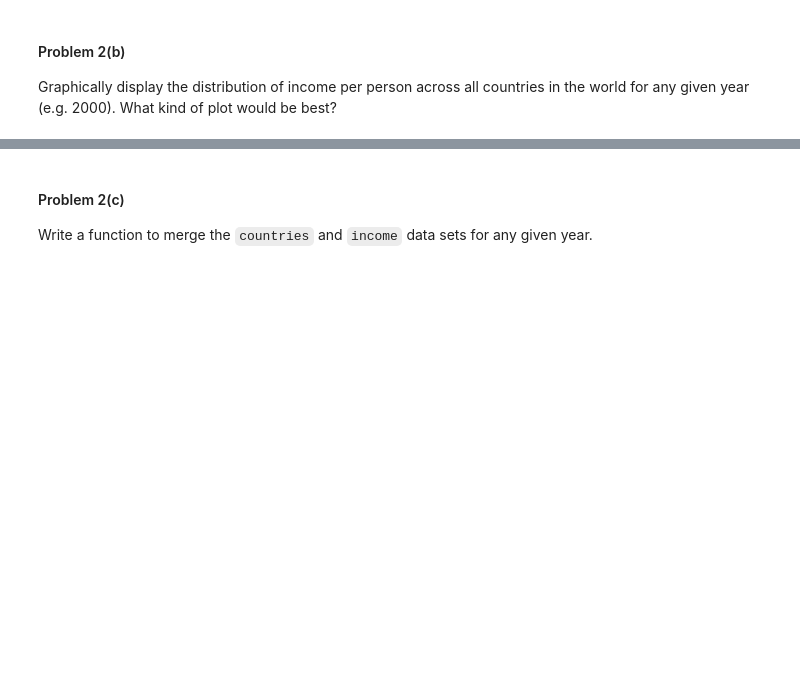
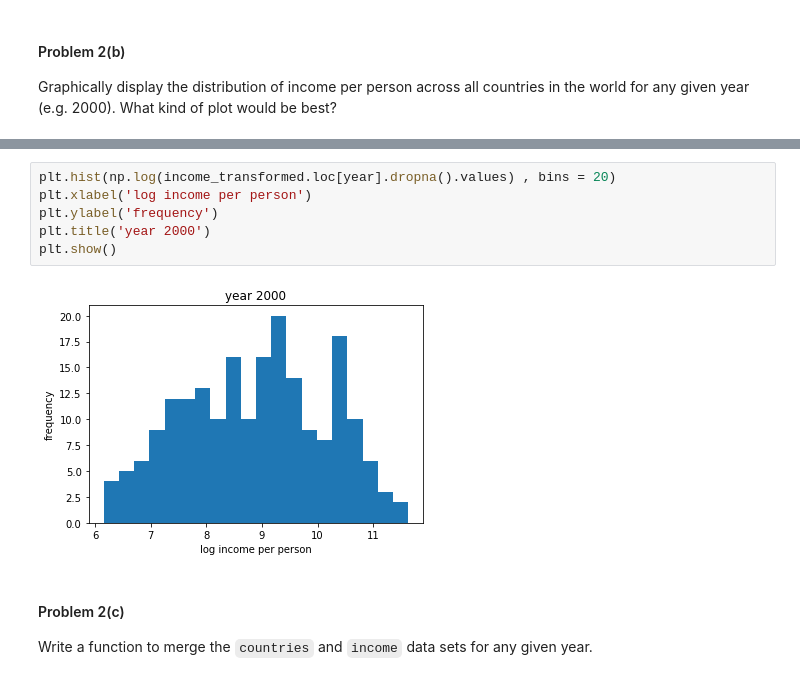
Before and after one commit to Henrywcj/2014_Harvard_CS109_HW, a Jupyter notebook: homework/HW1.ipynb, the cells around one changed output, grey strips where cells are left out. Cells and saved outputs as stored; diff of their text form; blank space fills up the shorter version.

```diff
--- a/homework/HW1.ipynb
+++ b/homework/HW1.ipynb
@@ -210,3 +250,11 @@ Graphically display the distribution of income per person across all countries i
+# %%
+plt.hist(np.log(income_transformed.loc[year].dropna().values) , bins = 20)
+plt.xlabel('log income per person')
+plt.ylabel('frequency')
+plt.title('year 2000')
+plt.show()
+# %% [output]
+[figure, added]
 # %% [markdown]
 #### Problem 2(c)
 
```
Also changed, not shown: parts of 19 cells of this notebook.
